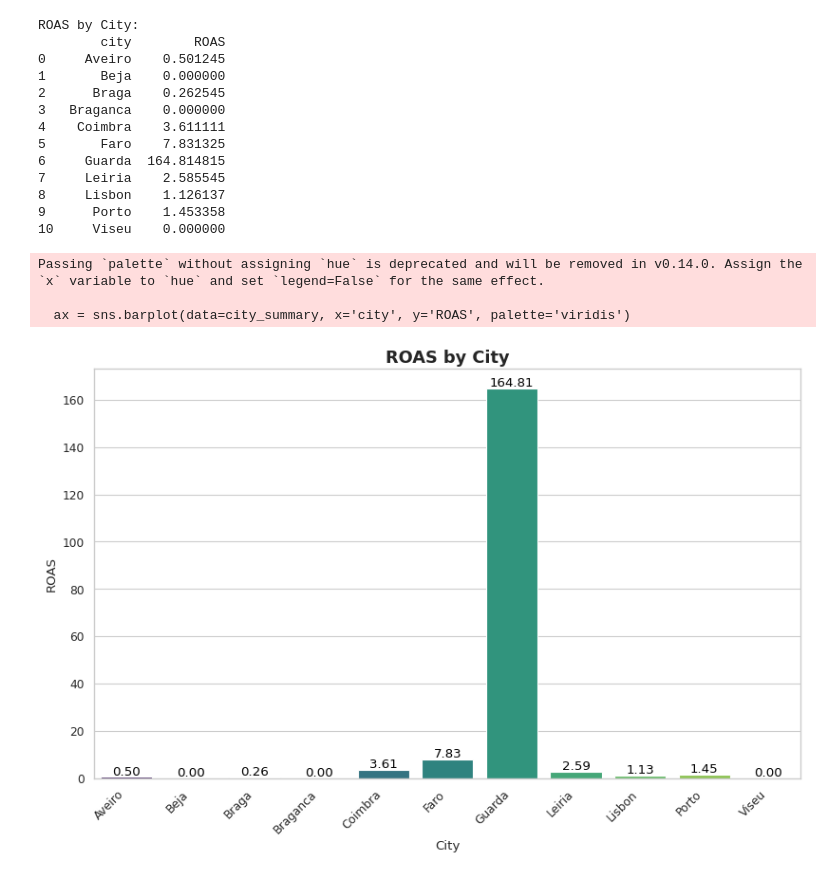
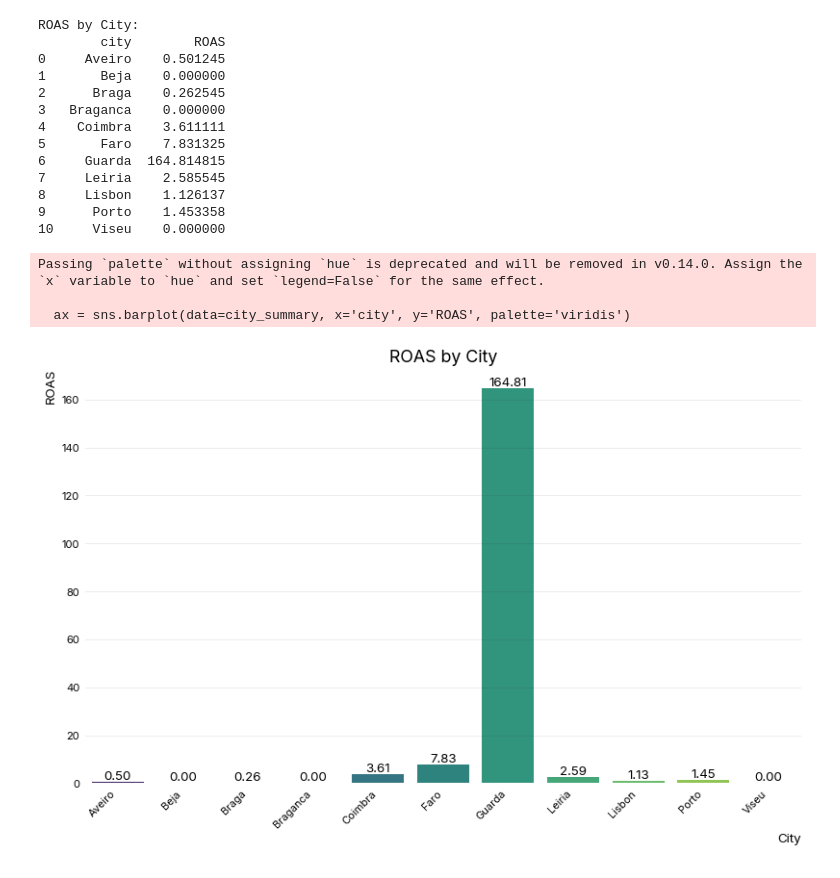
Before and after one commit to melogabriel/geo_analysis, a Jupyter notebook: Geo_Analysis.ipynb, the cells around one changed output. Saved outputs shown, nothing was run; the diff lists cells and outputs as text; code cells hidden in the pictures.

```diff
--- a/Geo_Analysis.ipynb
+++ b/Geo_Analysis.ipynb
@@ -18,6 +18,14 @@ from scipy import stats
 import matplotlib.pyplot as plt
 import seaborn as sns
 import statsmodels.api as sm
+import pandas as pd
+import seaborn as sns
+import matplotlib.pyplot as plt
+from sklearn.linear_model import LinearRegression
+from sklearn.metrics import r2_score
+!pip install morethemes
+import morethemes as mt
+mt.set_theme("minimal")
 # %% [markdown]
 This section of the code is specifically designed for use within Google Colab, an online environment for running Python code. It allows the user to easily upload a CSV file and load it into a pandas DataFrame for analysis.
 # %%
@@ -152,7 +207,7 @@ In Guarda, ad spend does not have a statistically significant impact on response
 In Viseu, ad spend does not have a statistically significant impact on response (p=nan, R²=nan).
 # %%
 # Assuming 'results_df' is your DataFrame with city, p_value, and r_squared
-
+mt.set_theme("minimal")
 # --- Visualization for p-value ---
 plt.figure(figsize=(10, 6))
 sns.stripplot(data=results_df, x='city', y='p_value', hue='city', palette='viridis',
@@ -204,38 +259,38 @@ ROAS by City:
 # %%
 # ✅ Visualization
 # Set the style to "whitegrid" for a clean background
-sns.set(style="whitegrid")
+mt.set_theme("minimal")
 
 # Create a figure with transparent background
 plt.figure(figsize=(12, 7), dpi=80)
 
 # Create the barplot with 'viridis' color palette
 ax = sns.barplot(data=city_summary, x='city', y='ROAS', palette='viridis')
 
 # Add title and labels with more styling for better presentation
 plt.title('ROAS by City', fontsize=16, weight='bold')
 plt.xlabel('City', fontsize=12)
 plt.ylabel('ROAS', fontsize=12)
 
 # Rotate the x-axis labels for better readability
 plt.xticks(rotation=45, ha='right')
 
 # Add data labels above each bar for clarity
 for p in ax.patches:
     ax.annotate(f'{p.get_height():.2f}',
                 (p.get_x() + p.get_width() / 2., p.get_height()),
                 ha='center', va='center',
                 fontsize=12, color='black',
                 xytext=(0, 5), textcoords='offset points')
 
 # Set the background of the figure and axes to transparent
 plt.gcf().patch.set_alpha(0.0)
 ax.set_facecolor('none')
 
 # Show the plot
 plt.show()
 # %% [output]
 Passing `palette` without assigning `hue` is deprecated and will be removed in v0.14.0. Assign the `x` variable to `hue` and set `legend=False` for the same effect.
 
   ax = sns.barplot(data=city_summary, x='city', y='ROAS', palette='viridis')
-[figure, old version]
+[figure, new version]
```
Also changed, not shown: parts of 4 cells of this notebook.
